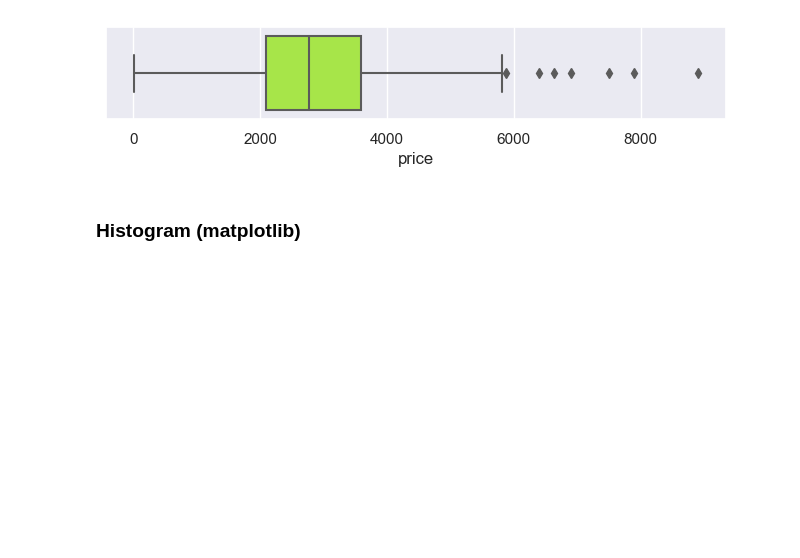
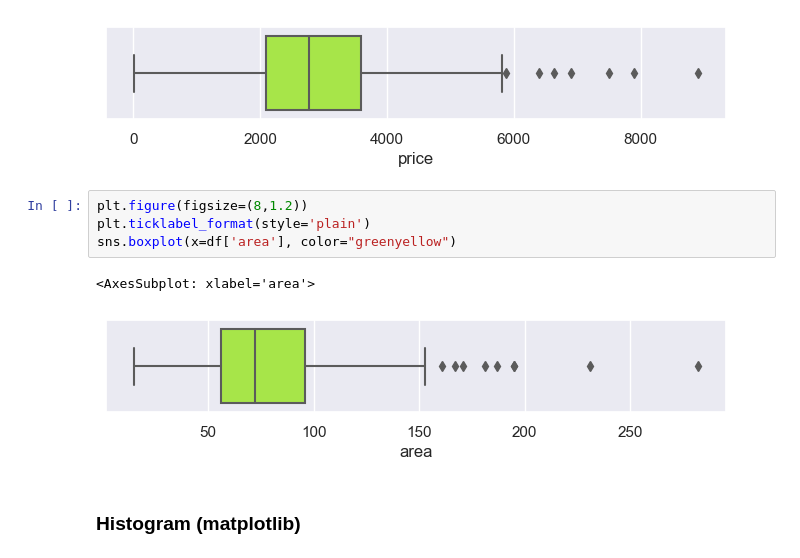
Before and after one commit to TJFAdrian/DataAnalytics, a Jupyter notebook: 4/exploratory_data_analysis_apartment_data - Copy (2).ipynb, the cells around one changed output. Saved outputs shown, nothing was run; the diff lists cells and outputs as text; blank space fills up the shorter version.

```diff
--- a/4/exploratory_data_analysis_apartment_data - Copy (2).ipynb
+++ b/4/exploratory_data_analysis_apartment_data - Copy (2).ipynb
@@ -275,6 +275,13 @@ sns.boxplot(x=df['price'], color="greenyellow")
 # %% [output]
 <AxesSubplot: xlabel='price'>
 [figure]
+# %%
+plt.figure(figsize=(8,1.2))
+plt.ticklabel_format(style='plain')
+sns.boxplot(x=df['area'], color="greenyellow")
+# %% [output]
+<AxesSubplot: xlabel='area'>
+[figure, added]
 # %% [markdown]
 ### Histogram  (matplotlib)
 # %%
```
Also changed, not shown: parts of 2 cells of this notebook, 20 other files.
